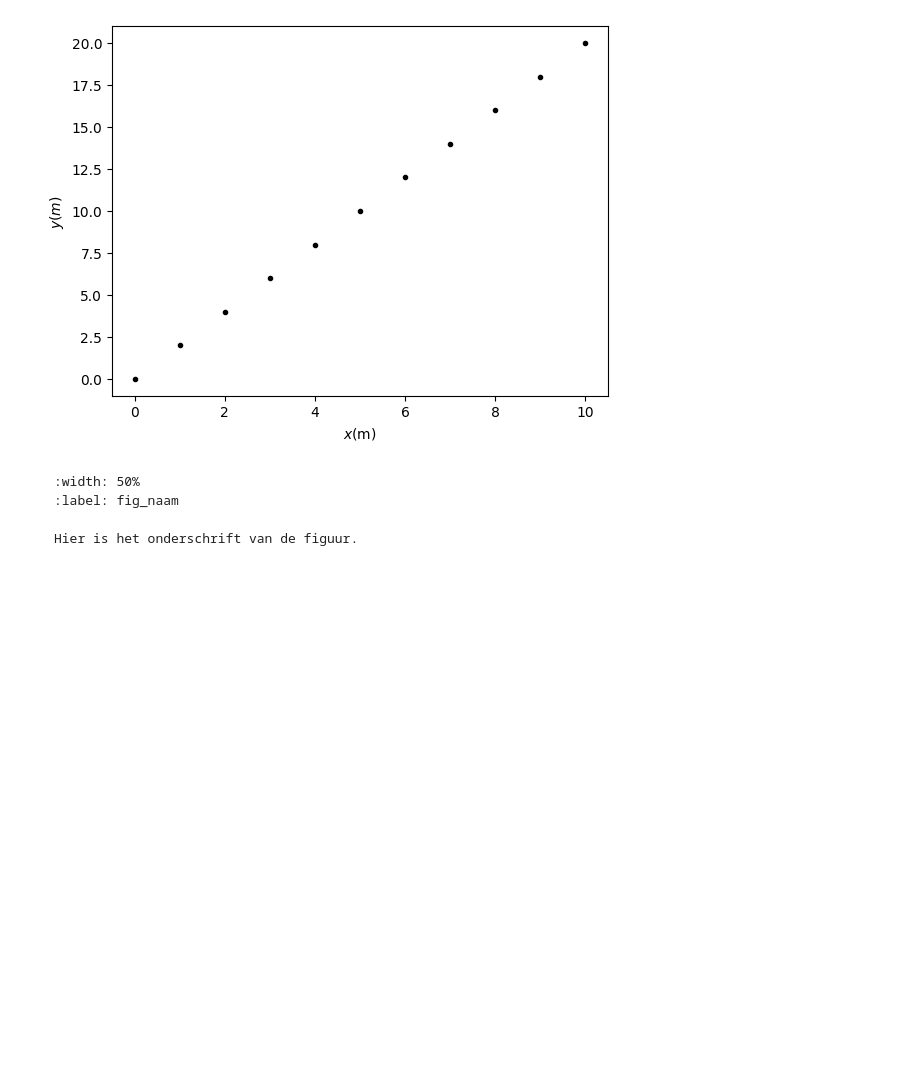
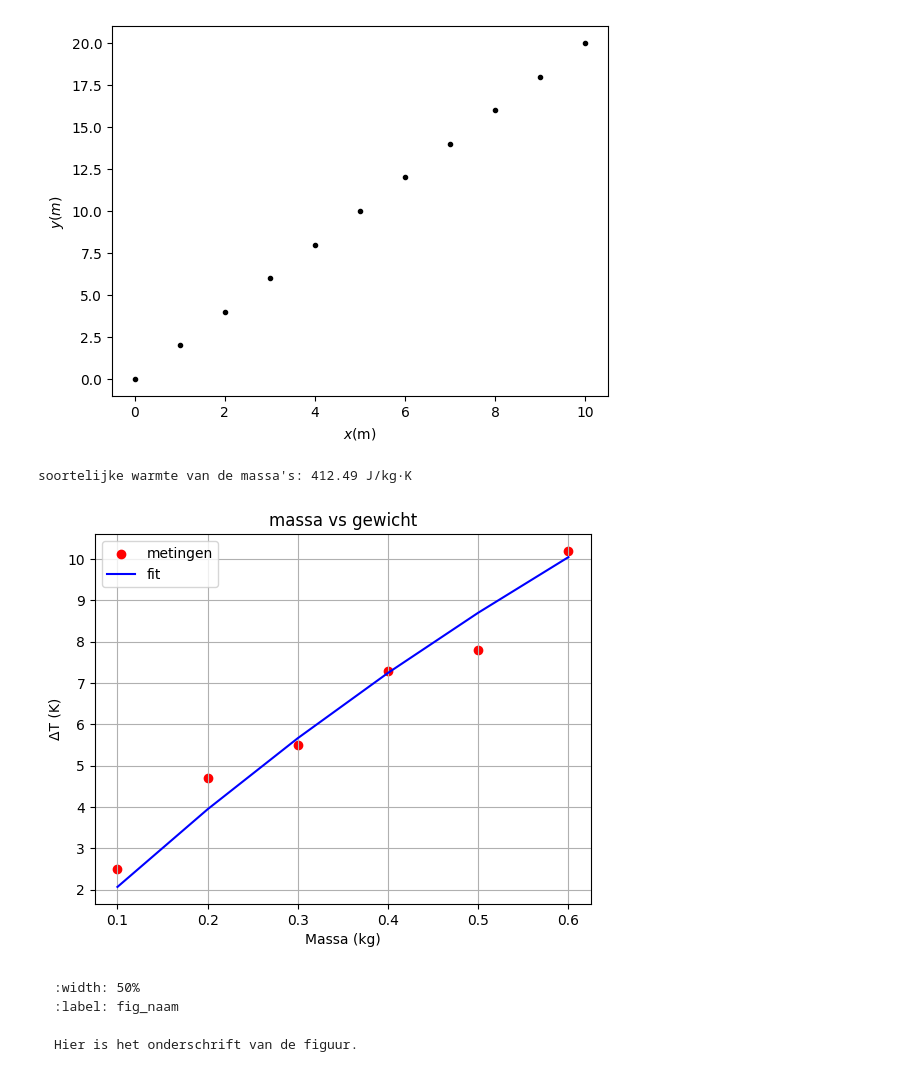
Before and after one commit to Roosmarijnkos/104, a Jupyter notebook: Content/Labs/Warmtecapaciteit.ipynb, the cells around one changed output. Drawn from its saved outputs; the diff is of its cells as text; code cells hidden in the pictures; blank space fills up the shorter version.

````diff
--- a/Content/Labs/Warmtecapaciteit.ipynb
+++ b/Content/Labs/Warmtecapaciteit.ipynb
@@ -118,6 +118,48 @@ plt.show()
 # %% [output]
 FileNotFoundError: [Errno 2] No such file or directory: 'figures/naam.png'
 [figure]
+# %%
+aantal_gewichten = [2,4,6,8,10,12]
+m_gewichtjes = np.array([0.100, 0.200, 0.300, 0.400, 0.500, 0.600]) #kg
+m_water = np.array([0.1955, 0.200, 0.2094, 0.201, 0.200, 0.205]) #kg
+T_begin_water = np.array([20.4, 20.6, 20.5 ,20.5,21.0,20.9])
+T_eind_water= np.array([22.9,25.3,26.0,27.8,28.8, 31.1])
+T_m_b = 65.0
+
+c_w = 4186
+
+# naar Kelvin
+T_begin_water_K = T_begin_water + 273.15
+T_eind_water_K = T_eind_water + 273.15
+T_m_b_K = T_m_b + 273.15
+
+T_water_avg_K = np.mean(T_begin_water_K)
+m_water_avg = np.mean(m_water)
+
+def T_final_model_K_avg(m_m, c_m):
+    delta_T = (c_m * m_m * (T_m_b_K - T_water_avg_K)) / (c_w * m_water_avg + c_m * m_m)
+    return T_water_avg_K + delta_T
+
+# Fit curve
+popt, _ = curve_fit(T_final_model_K_avg, m_gewichtjes, T_eind_water_K, p0=[400])
+c_m_fit = popt[0]
+print(f"soortelijke warmte van de massa's: {c_m_fit:.2f} J/kg·K")
+
+delta_T_data = T_eind_water_K - T_begin_water_K
+delta_T_model = T_final_model_K_avg(m_gewichtjes, c_m_fit) - T_water_avg_K
+
+# Plot
+plt.scatter(m_gewichtjes, delta_T_data, color='red', label='metingen')
+plt.plot(m_gewichtjes, delta_T_model, color='blue', label='fit')
+plt.xlabel('Massa (kg)')
+plt.ylabel('ΔT (K)')
+plt.title('massa vs gewicht')
+plt.legend()
+plt.grid(True)
+plt.show()
+# %% [output]
+soortelijke warmte van de massa's: 412.49 J/kg·K
+[figure, added]
 # %% [markdown]
 ```{figure} figures/naam.png
 :width: 50%
````
